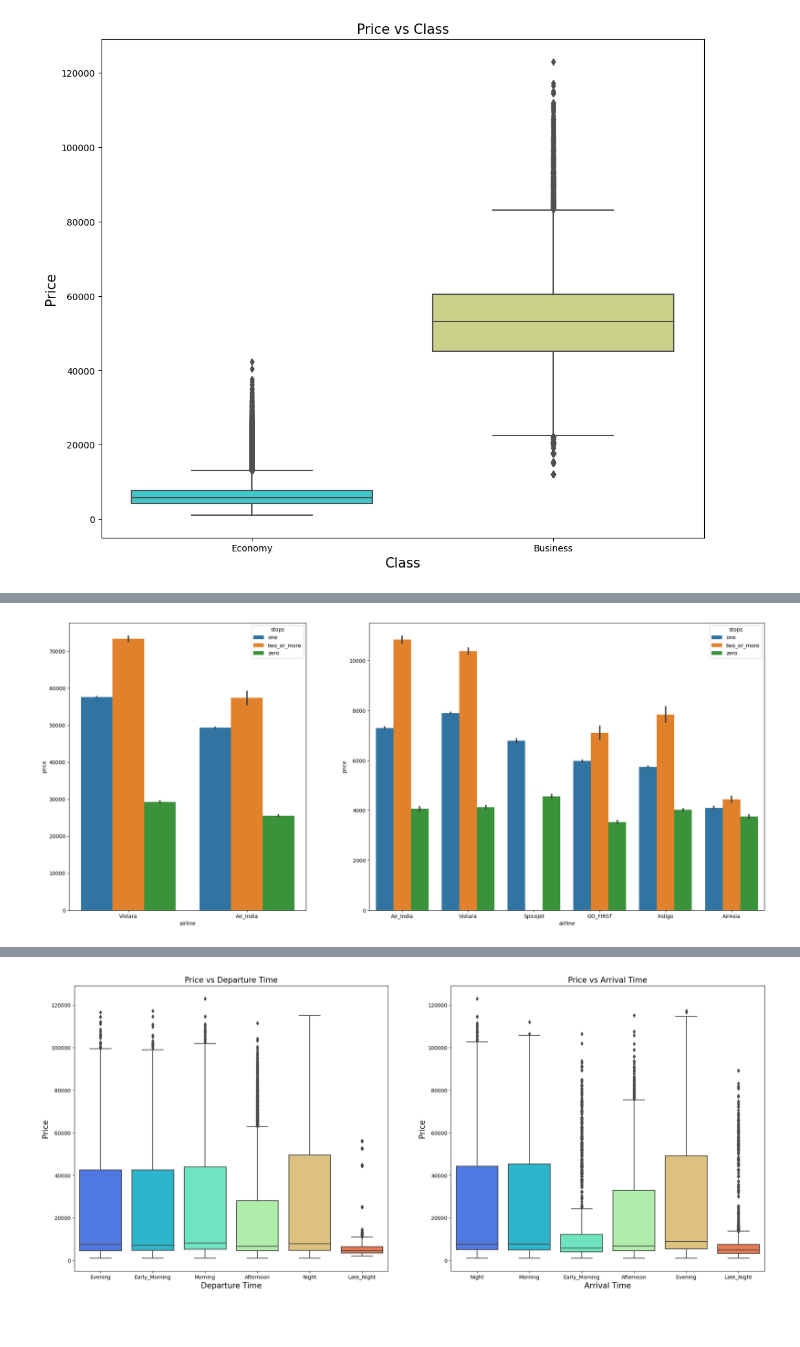
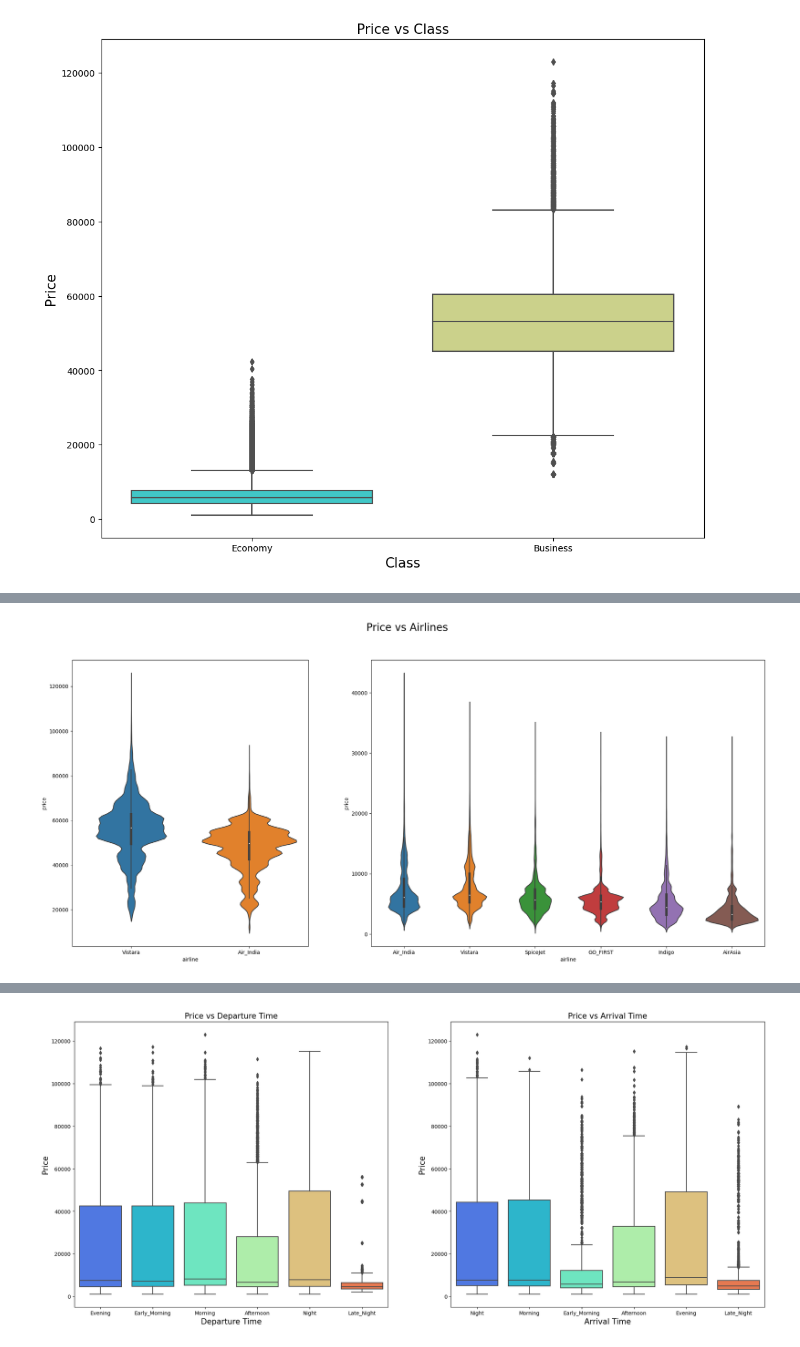
Before and after one commit to unclethien/Flight-Price-Prediction-Project, a Jupyter notebook: data analysis.ipynb, the cells around one changed output, grey strips where cells are left out. Drawn from its saved outputs; the diff is of its cells as text; code cells hidden in the pictures.

```diff
--- a/data analysis.ipynb
+++ b/data analysis.ipynb
@@ -242,17 +272,18 @@ plt.show()
 # %%
+# price vary with different airlines and class with violin plot
 # Create figure and axes
 fig, (ax1, ax2) = plt.subplots(1, 2, gridspec_kw={'width_ratios': [3, 5]},figsize=(24,10))
-
+plt.suptitle('Price vs Airlines',fontsize=20)
 # Plot on axes 1
-sns.barplot(x='airline', y='price', hue='stops',
+sns.violinplot(x='airline', y='price',
             data=df.loc[df['class']=='Business'].sort_values('price', ascending=False),
             ax=ax1)
 
 # Plot on axes 2
-sns.barplot(x='airline', y='price', hue='stops',
+sns.violinplot(x='airline', y='price',
             data=df.loc[df['class']=='Economy'].sort_values('price', ascending=False),
             ax=ax2)
 
 plt.show()
 # %% [output]
-[figure, old version]
+[figure, new version]
```
Also changed, not shown: parts of 18 cells of this notebook, 1 other file.
